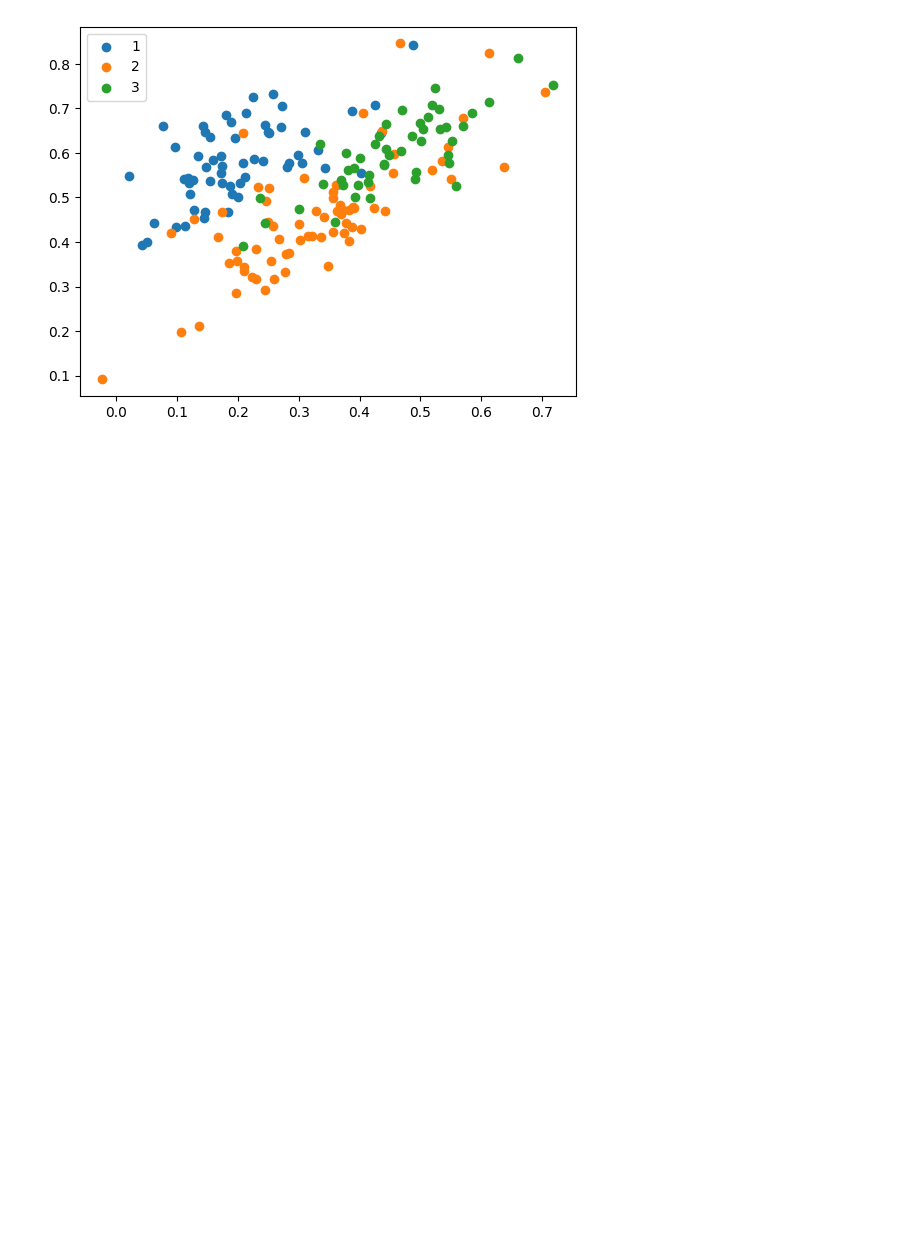
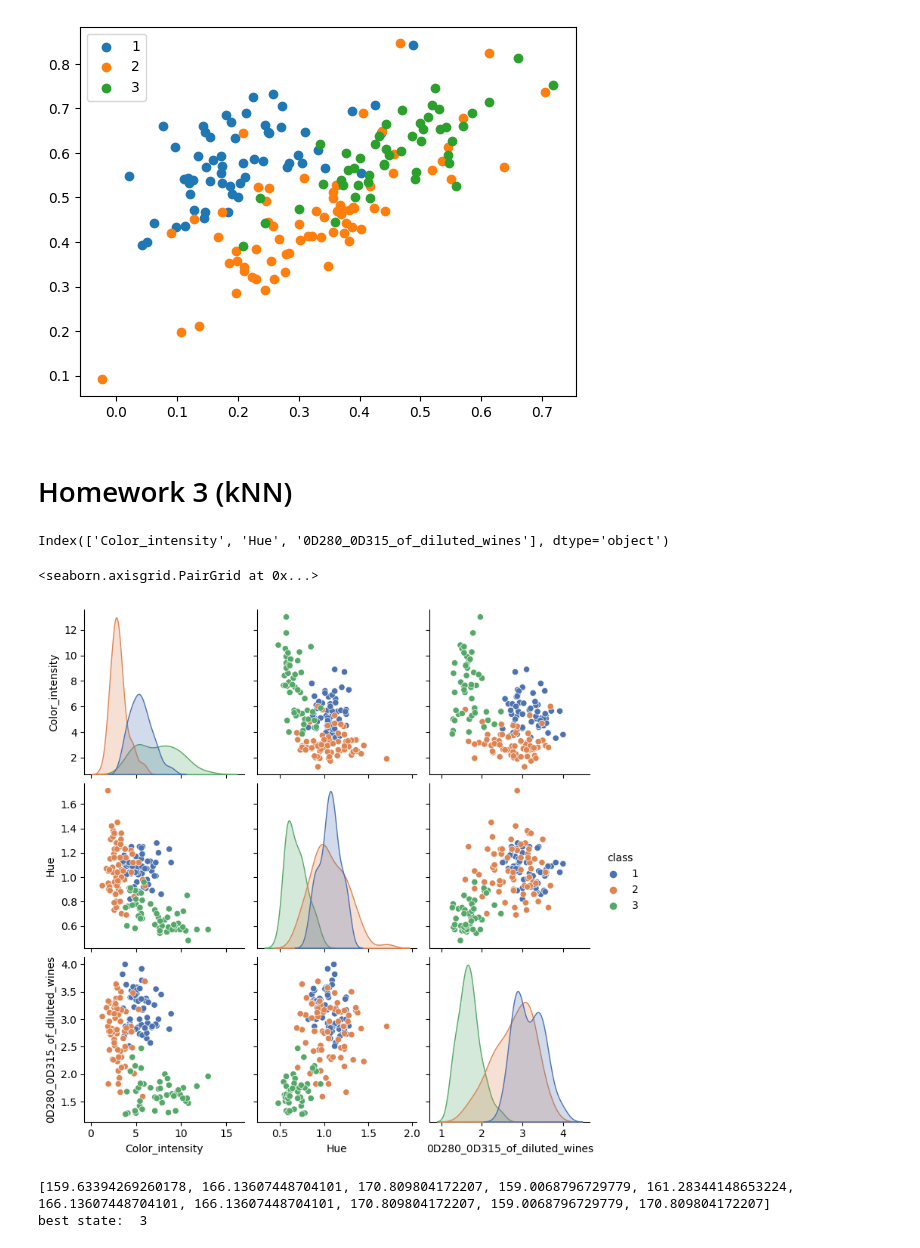
Before and after one commit to Chpel/CoDA-Project, a Jupyter notebook: Wine.ipynb, the cells around one changed output. Drawn from its saved outputs; the diff is of its cells as text; code cells hidden in the pictures; blank space fills up the shorter version.

```diff
--- a/Wine.ipynb
+++ b/Wine.ipynb
@@ -239,3 +243,33 @@ plt.legend()
 # %% [output]
 <matplotlib.legend.Legend at 0x...>
 [figure]
+# %% [markdown]
+# Homework 3 (kNN)
+# %%
+chosen3 = X.columns[[-4,-3,-2]]
+chosen3
+# %% [output]
+Index(['Color_intensity', 'Hue', '0D280_0D315_of_diluted_wines'], dtype='object')
+# %%
+X_std = X.loc[:,chosen3].copy()
+# %%
+sns.pairplot(X_std.merge(y, left_index=True, right_index=True), hue='class', palette='deep')
+# %% [output]
+<seaborn.axisgrid.PairGrid at 0x...>
+[figure, added]
+# %%
+rand_states = list(np.arange(0, 1000, 100, dtype=int))
+scores = []
+for r in rand_states:
+    model = KMeans(n_clusters = 4, random_state = r, n_init=1)
+    model.fit(X_std)
+    scores.append(model.inertia_)
+print(scores)
+best = np.argsort(scores)[0]
+print('best state: ', best)
+model = KMeans(n_clusters = 4, random_state = rand_states[best], n_init=1)
+model.fit(X_std)
+y4 = model.labels_
+# %% [output]
+[159.63394269260178, 166.13607448704101, 170.809804172207, 159.0068796729779, 161.28344148653224, 166.13607448704101, 166.13607448704101, 170.809804172207, 159.0068796729779, 170.809804172207]
+best state:  3
```
Also changed, not shown: parts of 19 cells of this notebook.
